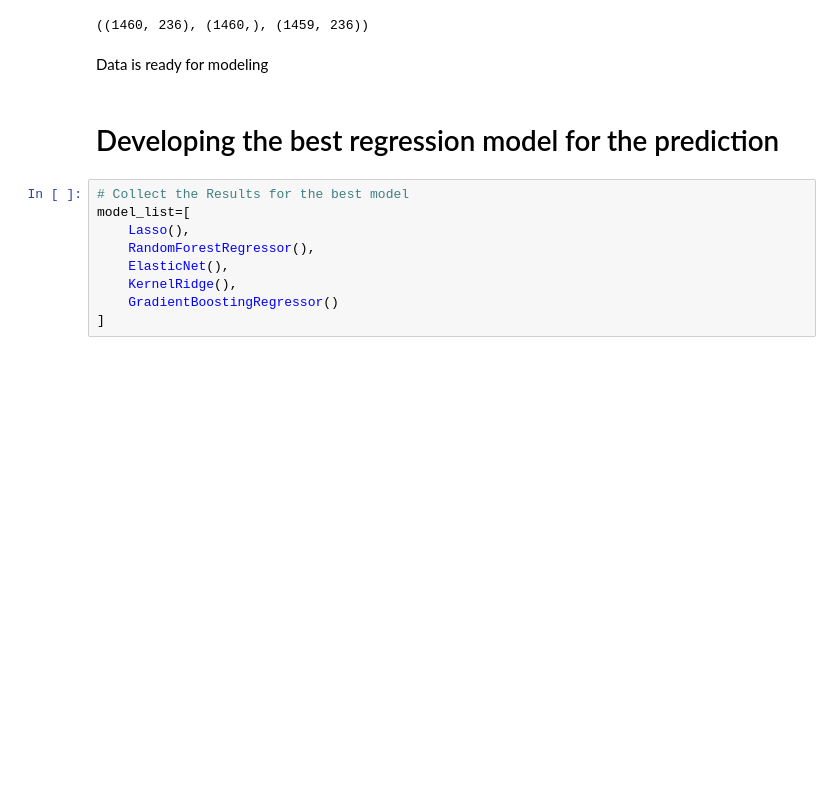
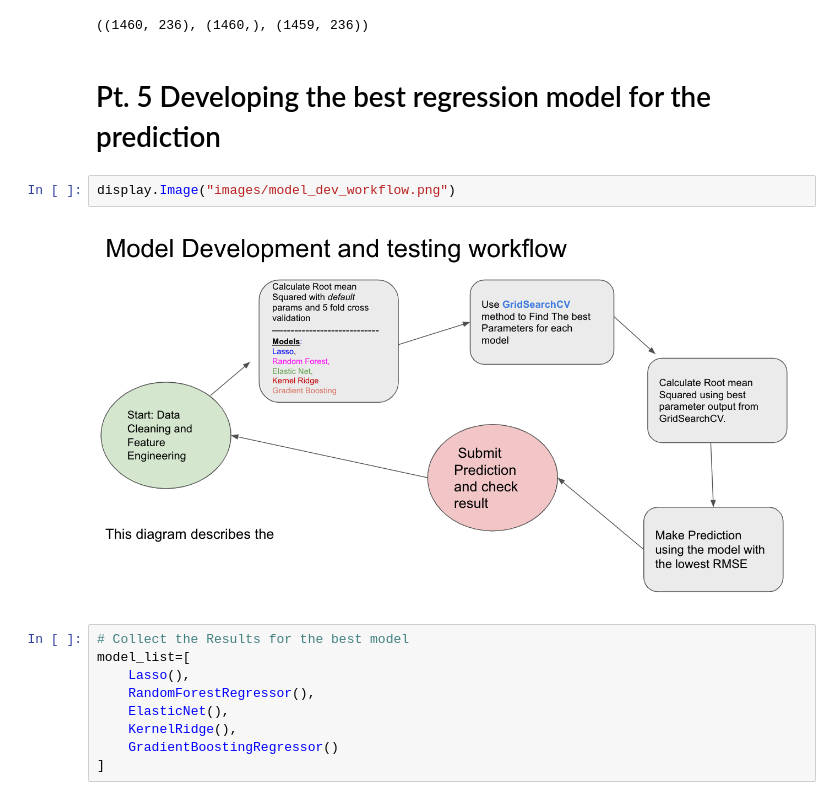
Before and after one commit to dtrinidad002/W207_Final_Project, a Jupyter notebook: Notebook_2_EDA_DataCleaning+FeatureEngineering+ModelDevelopment.ipynb, the cells around one changed output. Saved outputs shown, nothing was run; the diff lists cells and outputs as text; blank space fills up the shorter version.

```diff
--- a/Notebook_2_EDA_DataCleaning+FeatureEngineering+ModelDevelopment.ipynb
+++ b/Notebook_2_EDA_DataCleaning+FeatureEngineering+ModelDevelopment.ipynb
@@ -465,10 +469,12 @@ X_test=df_features[train_len:]
 X_train.shape,Y_train.shape, X_test.shape
 # %% [output]
 ((1460, 236), (1460,), (1459, 236))
-# %% [markdown]
-Data is ready for modeling
 # %% [markdown]
-# Developing the best regression model for the prediction
+# Pt. 5 Developing the best regression model for the prediction
+# %%
+display.Image("images/model_dev_workflow.png")
+# %% [output]
+[figure, added]
 # %%
 # Collect the Results for the best model
 model_list=[
```
Also changed, not shown: parts of 9 cells of this notebook.
